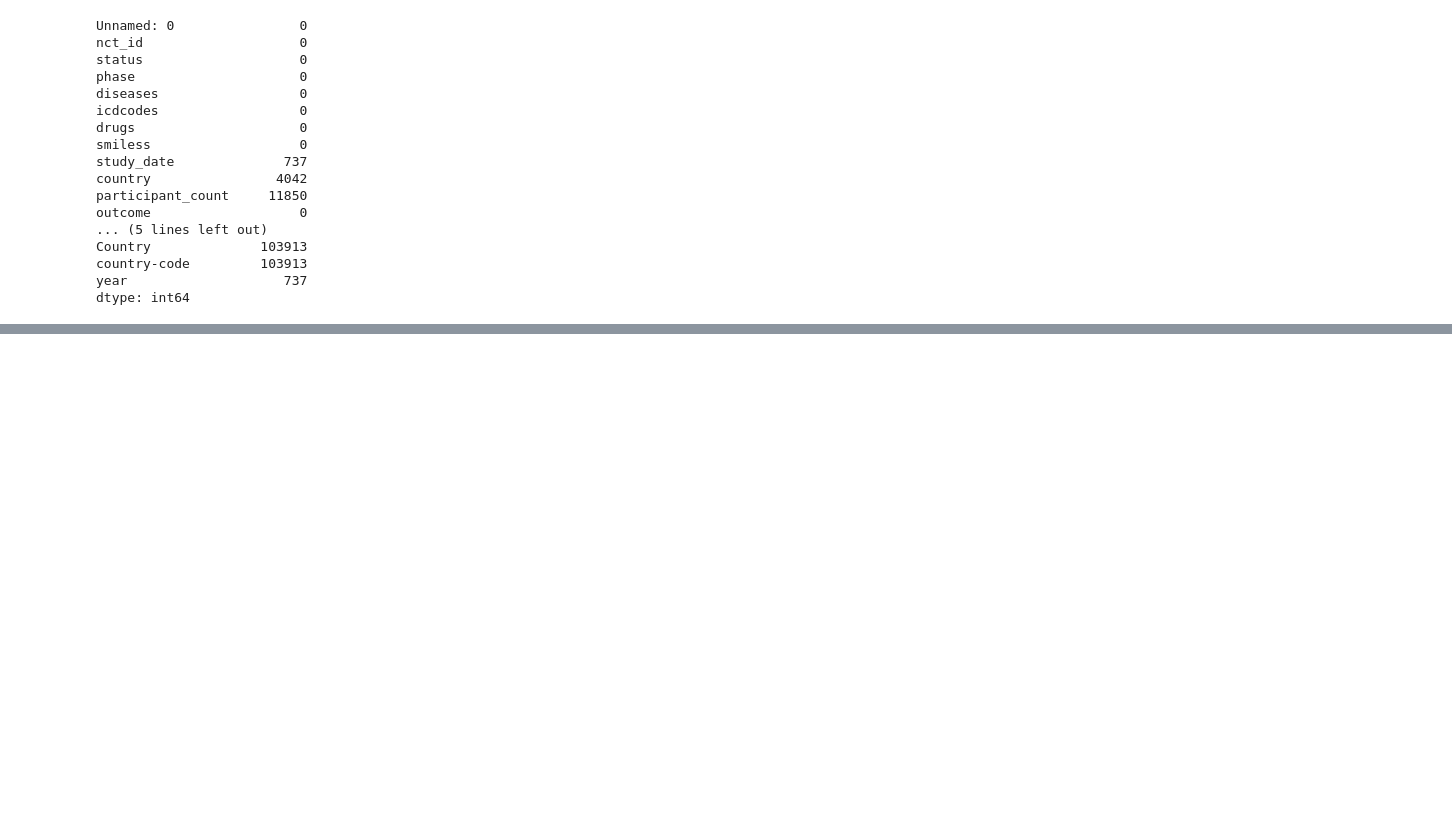
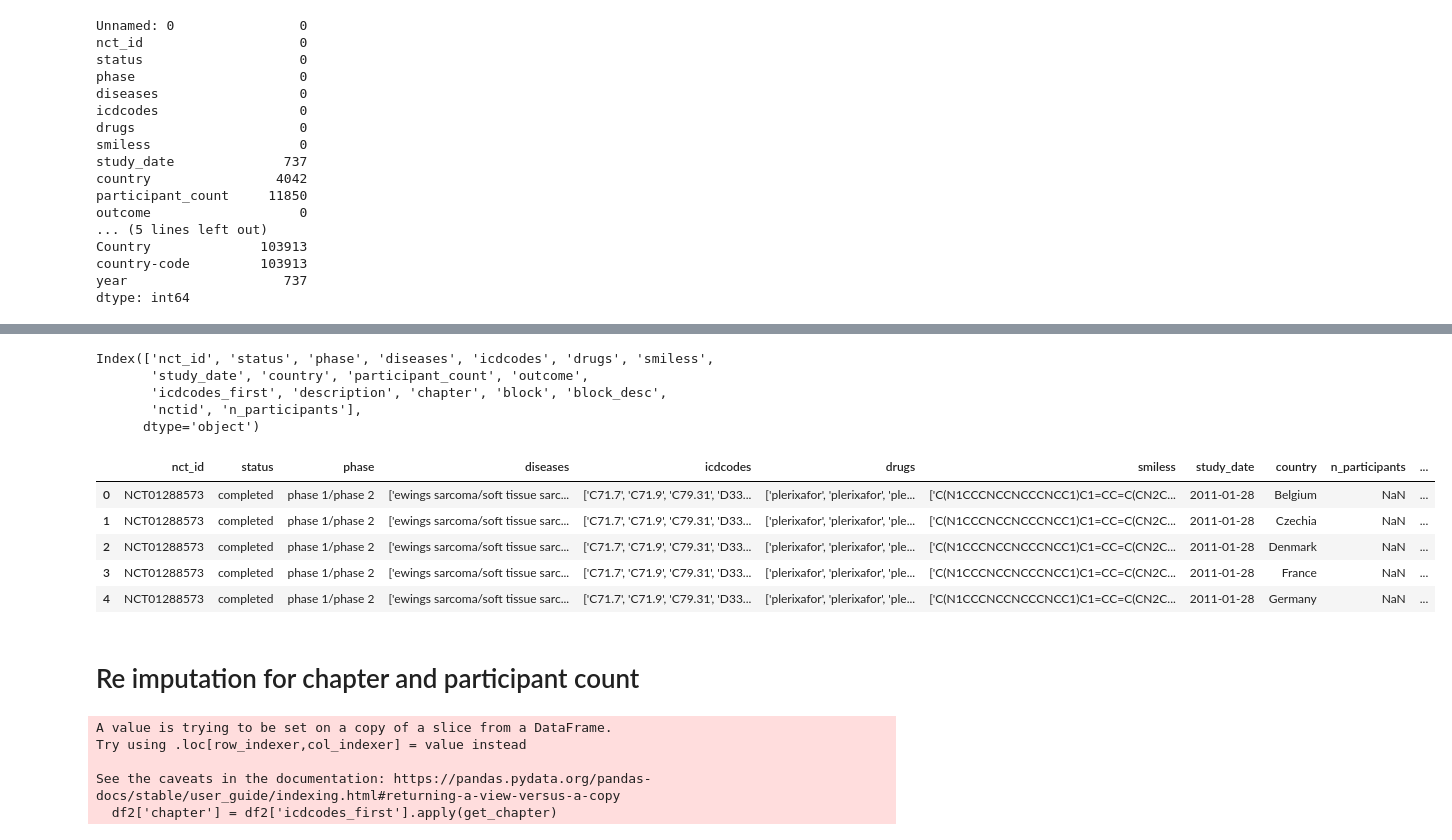
Before and after one commit to keziatesiman/bmi706-final_project, a Jupyter notebook: Playground.ipynb, the cells around one changed output, grey strips where cells are left out. Saved outputs shown, nothing was run; the diff lists cells and outputs as text; code cells hidden in the pictures; blank space fills up the shorter version.

```diff
--- a/Playground.ipynb
+++ b/Playground.ipynb
@@ -683,0 +718,8 @@ alt.Chart(df_final2[0:5000]).mark_point().encode(
+# %%
+participants = pd.read_csv('outcome_counts.txt', sep='|')
+# %%
+# add number of participants
+part_per_trial = participants.groupby(["nct_id"])["count"].sum().to_frame()
+part_per_trial = part_per_trial.astype(int)
+part_per_trial = part_per_trial.reset_index()
+part_per_trial = part_per_trial.rename({"nct_id": "nctid", "count": "n_participants"}, axis="columns")
@@ -683,0 +748,2 @@ alt.Chart(df_final2[0:5000]).mark_point().encode(
+# %%
+df = df.merge(part_per_trial, left_on="nct_id", right_on = "nctid" ,how="left")
@@ -683,0 +766,8 @@ alt.Chart(df_final2[0:5000]).mark_point().encode(
+# %%
+df.columns
+# %% [output]
+Index(['nct_id', 'status', 'phase', 'diseases', 'icdcodes', 'drugs', 'smiless',
+       'study_date', 'country', 'participant_count', 'outcome',
+       'icdcodes_first', 'description', 'chapter', 'block', 'block_desc',
+       'nctid', 'n_participants'],
+      dtype='object')
@@ -683,0 +779,18 @@ alt.Chart(df_final2[0:5000]).mark_point().encode(
+# %%
+
+df2 = df[['nct_id', 'status', 'phase', 'diseases', 'icdcodes', 'drugs', 'smiless',
+       'study_date', 'country', 'n_participants', 'outcome',
+       'icdcodes_first', 'description', 'chapter', 'block', 'block_desc']]
+
+# Change n_participants to participant_count
+# %%
+df2.head()
+# %% [output]
+|  | nct_id | status | phase | diseases | icdcodes | drugs | smiless | study_date | country | n_participants | ... |
+| 0 | NCT01288573 | completed | phase 1/phase 2 | ['ewings sarcoma/soft tissue sarc... | ['C71.7', 'C71.9', 'C79.31', 'D33... | ['plerixafor', 'plerixafor', 'ple... | ['C(N1CCCNCCNCCCNCC1)C1=CC=C(CN2C... | 2011-01-28 | Belgium | NaN | ... |
+| 1 | NCT01288573 | completed | phase 1/phase 2 | ['ewings sarcoma/soft tissue sarc... | ['C71.7', 'C71.9', 'C79.31', 'D33... | ['plerixafor', 'plerixafor', 'ple... | ['C(N1CCCNCCNCCCNCC1)C1=CC=C(CN2C... | 2011-01-28 | Czechia | NaN | ... |
+| 2 | NCT01288573 | completed | phase 1/phase 2 | ['ewings sarcoma/soft tissue sarc... | ['C71.7', 'C71.9', 'C79.31', 'D33... | ['plerixafor', 'plerixafor', 'ple... | ['C(N1CCCNCCNCCCNCC1)C1=CC=C(CN2C... | 2011-01-28 | Denmark | NaN | ... |
+| 3 | NCT01288573 | completed | phase 1/phase 2 | ['ewings sarcoma/soft tissue sarc... | ['C71.7', 'C71.9', 'C79.31', 'D33... | ['plerixafor', 'plerixafor', 'ple... | ['C(N1CCCNCCNCCCNCC1)C1=CC=C(CN2C... | 2011-01-28 | France | NaN | ... |
+| 4 | NCT01288573 | completed | phase 1/phase 2 | ['ewings sarcoma/soft tissue sarc... | ['C71.7', 'C71.9', 'C79.31', 'D33... | ['plerixafor', 'plerixafor', 'ple... | ['C(N1CCCNCCNCCCNCC1)C1=CC=C(CN2C... | 2011-01-28 | Germany | NaN | ... |
+# %% [markdown]
+# Re imputation for chapter and participant count
@@ -683,0 +807,8 @@ alt.Chart(df_final2[0:5000]).mark_point().encode(
+# %%
+df2['chapter'] = df2['icdcodes_first'].apply(get_chapter)
+# %% [output]
+A value is trying to be set on a copy of a slice from a DataFrame.
+Try using .loc[row_indexer,col_indexer] = value instead
+
+See the caveats in the documentation: https://pandas.pydata.org/pandas-docs/stable/user_guide/indexing.html#returning-a-view-versus-a-copy
+  df2['chapter'] = df2['icdcodes_first'].apply(get_chapter)
```
Also changed, not shown: parts of 84 cells of this notebook, 3 other files.
